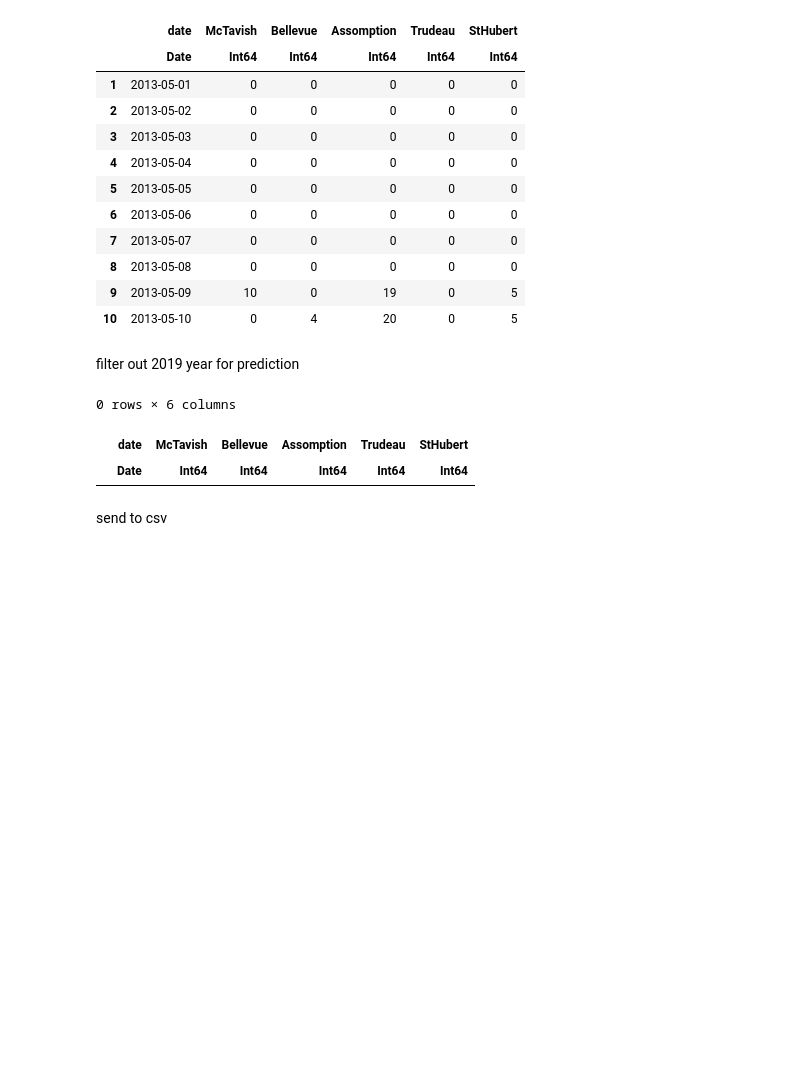
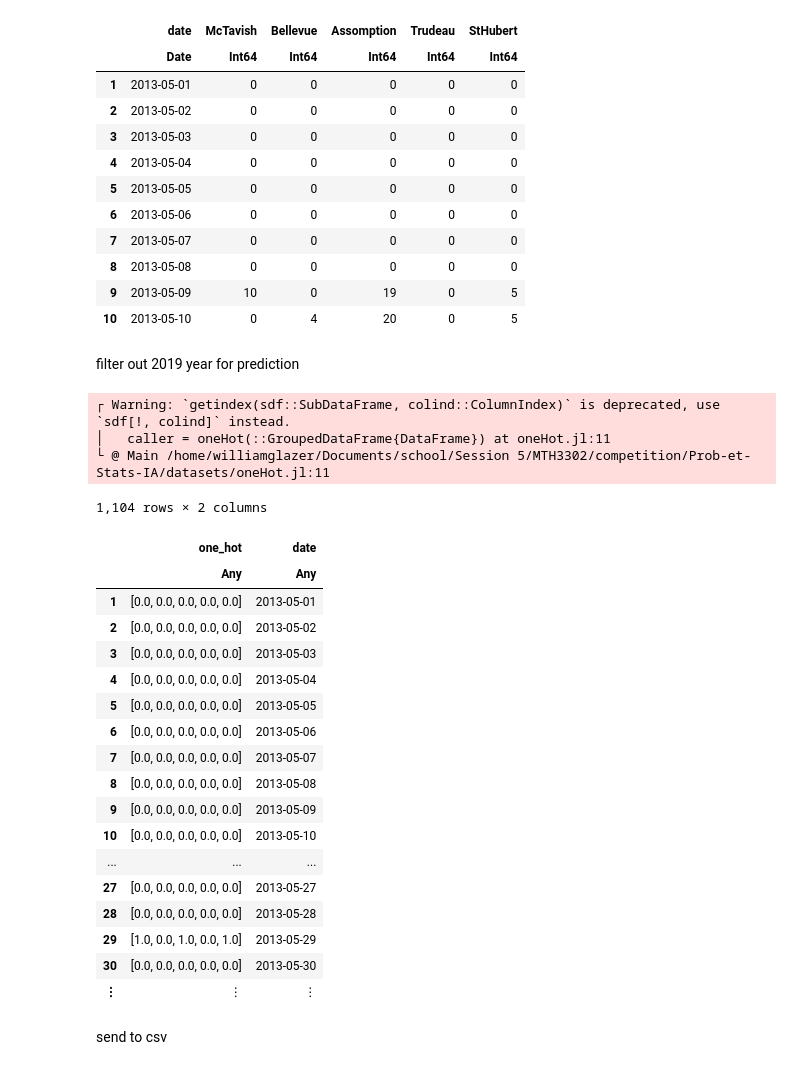
Before and after one commit to SamuelA-L/Prob-et-Stats-IA, a Jupyter notebook: DataSets.ipynb, the cells around one changed output. Drawn from its saved outputs; the diff is of its cells as text; code cells hidden in the pictures; blank space fills up the shorter version.

```diff
--- a/DataSets.ipynb
+++ b/DataSets.ipynb
@@ -235,11 +240,43 @@ first(precipitation_daily_max,10)
 # %% [markdown]
 filter out 2019 year for prediction
 # %%
-precipitation_daily_max_train = filter(row -> row[:date] != Year(2019), precipitation_daily_max)
-precipitation_daily_max_pred  = filter(row -> row[:date] == Year(2019), precipitation_daily_max)
+precipitation_daily_max_train = filter(row -> Year(row[:date]) != Year(2019), precipitation_daily_max);
+precipitation_daily_max_pred  = filter(row -> Year(row[:date]) == Year(2019), precipitation_daily_max);
-# %% [output]
-0 rows × 6 columns
-|  | date | McTavish | Bellevue | Assomption | Trudeau | StHubert |
-|  | Date | Int64 | Int64 | Int64 | Int64 | Int64 |
+# %%
+include("datasets/oneHot.jl")
+OUVRAGES = [
+    "3260-01D",
+    "3350-07D",
+    "4240-01D",
+    "4350-01D",
+    "4380-01D",
+]
+filter!(row -> row[:NO_OUVRAGE] in OUVRAGES, surverse_df)
+grouped_surverse_df = groupby(surverse_df, :DATE)
+surverse_one_hot_df = oneHot(grouped_surverse_df)
+#TODO put one hot to columns...
+# %% [output]
+┌ Warning: `getindex(sdf::SubDataFrame, colind::ColumnIndex)` is deprecated, use `sdf[!, colind]` instead.
+│   caller = oneHot(::GroupedDataFrame{DataFrame}) at oneHot.jl:11
+└ @ Main /home/williamglazer/Documents/school/Session 5/MTH3302/competition/Prob-et-Stats-IA/datasets/oneHot.jl:11
+1,104 rows × 2 columns
+|  | one_hot | date |
+|  | Any | Any |
+| 1 | [0.0, 0.0, 0.0, 0.0, 0.0] | 2013-05-01 |
+| 2 | [0.0, 0.0, 0.0, 0.0, 0.0] | 2013-05-02 |
+| 3 | [0.0, 0.0, 0.0, 0.0, 0.0] | 2013-05-03 |
+| 4 | [0.0, 0.0, 0.0, 0.0, 0.0] | 2013-05-04 |
+| 5 | [0.0, 0.0, 0.0, 0.0, 0.0] | 2013-05-05 |
+| 6 | [0.0, 0.0, 0.0, 0.0, 0.0] | 2013-05-06 |
+| 7 | [0.0, 0.0, 0.0, 0.0, 0.0] | 2013-05-07 |
+| 8 | [0.0, 0.0, 0.0, 0.0, 0.0] | 2013-05-08 |
+| 9 | [0.0, 0.0, 0.0, 0.0, 0.0] | 2013-05-09 |
+| 10 | [0.0, 0.0, 0.0, 0.0, 0.0] | 2013-05-10 |
+| ... | ... | ... |
+| 27 | [0.0, 0.0, 0.0, 0.0, 0.0] | 2013-05-27 |
+| 28 | [0.0, 0.0, 0.0, 0.0, 0.0] | 2013-05-28 |
+| 29 | [1.0, 0.0, 1.0, 0.0, 1.0] | 2013-05-29 |
+| 30 | [0.0, 0.0, 0.0, 0.0, 0.0] | 2013-05-30 |
+| ⋮ | ⋮ | ⋮ |
 # %% [markdown]
 send to csv
```
Also changed, not shown: parts of 5 cells of this notebook, 5 other files.
